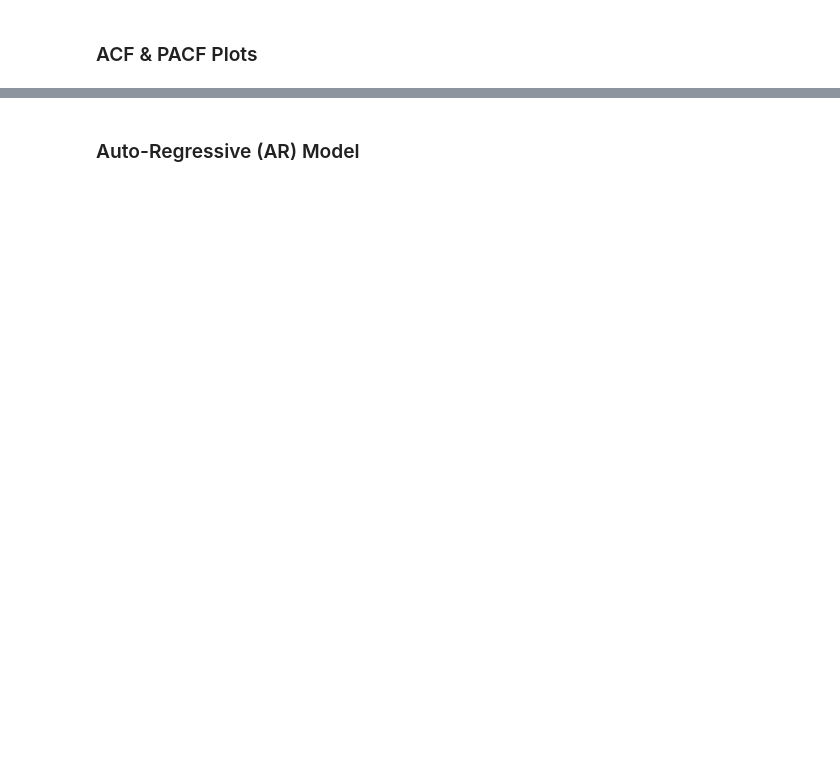
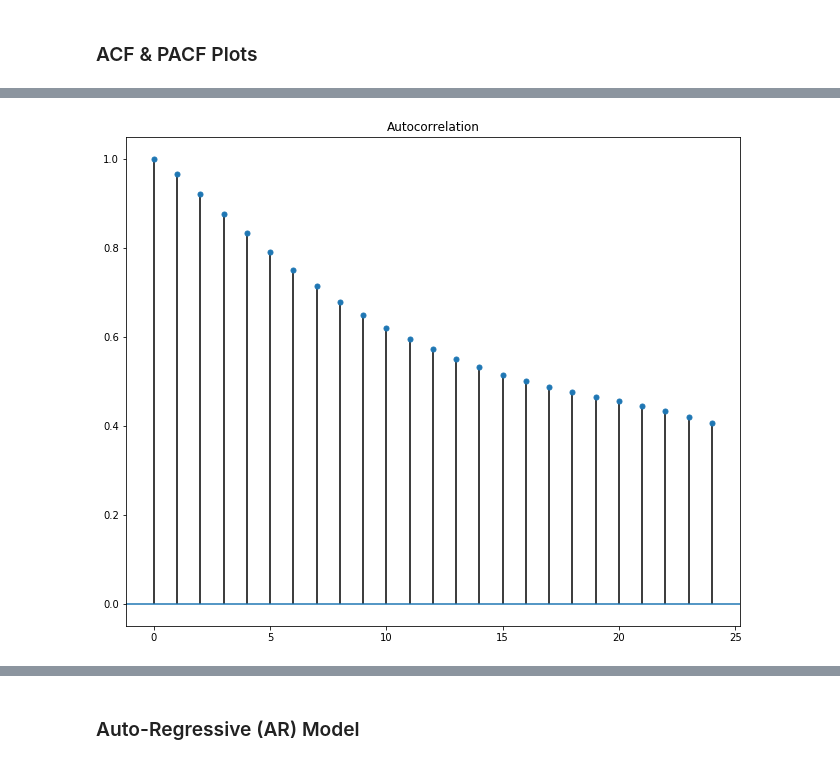
Before and after one commit to ning-leung/pm2.5, a Jupyter notebook: CAPSTONE 1 PM2.5.ipynb, the cells around one changed output, grey strips where cells are left out. Drawn from its saved outputs; the diff is of its cells as text; code cells hidden in the pictures; blank space fills up the shorter version.

```diff
--- a/CAPSTONE 1 PM2.5.ipynb
+++ b/CAPSTONE 1 PM2.5.ipynb
@@ -469,0 +493,5 @@ Text(0.5,1,'Partial Autocorrelation Function')
+# %%
+plot_acf(ts, alpha=1, lags=24)
+plt.show()
+# %% [output]
+[figure, added]
```
Also changed, not shown: parts of 25 cells of this notebook.
